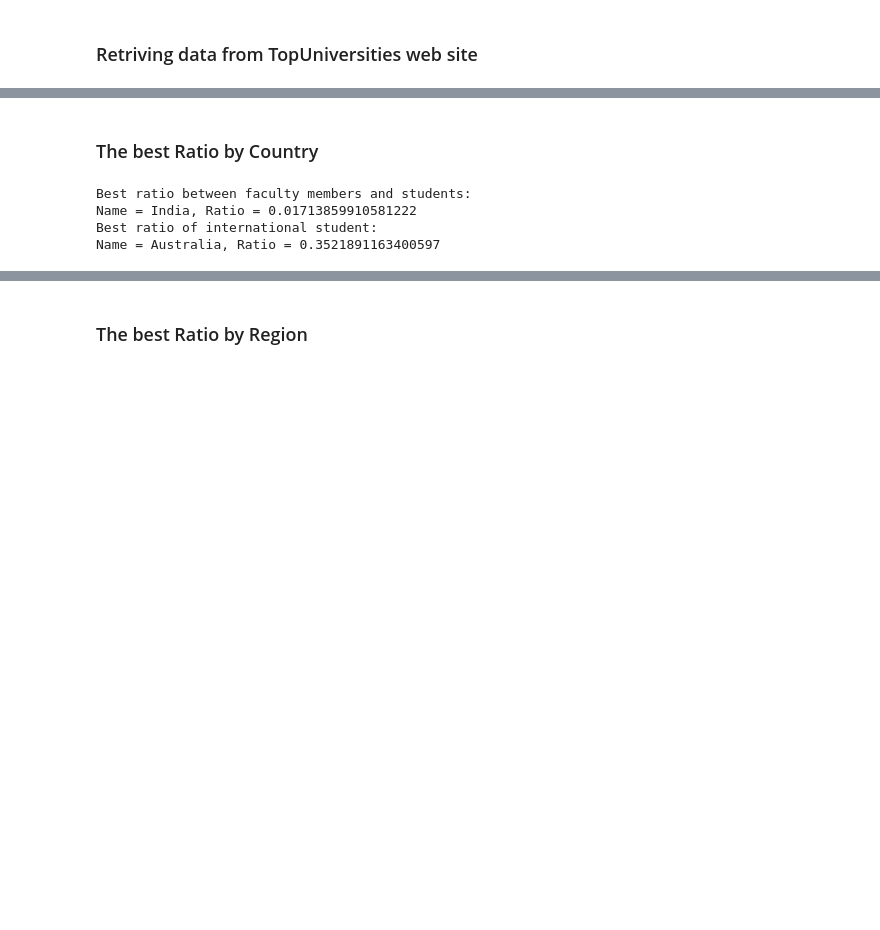
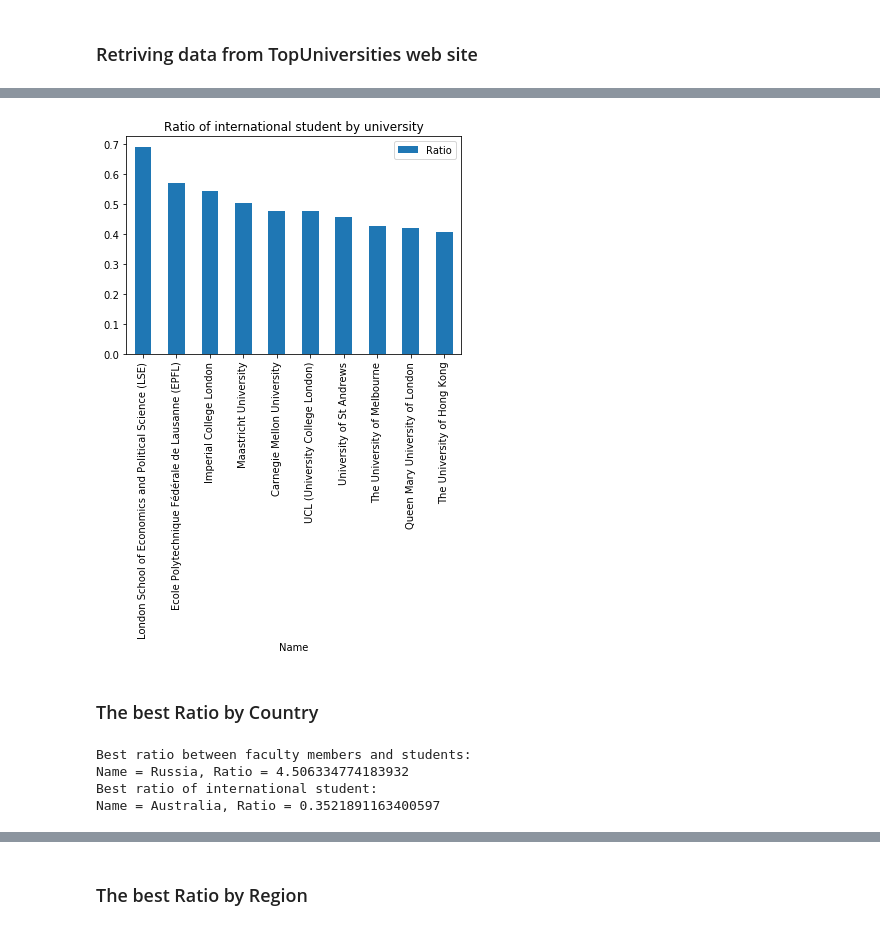
Before and after one commit to Roussaky/ada-EPFL, a Jupyter notebook: Homework2/Homework2.ipynb, the cells around one changed output, grey strips where cells are left out. Cells and saved outputs as stored; diff of their text form; code cells hidden in the pictures; blank space fills up the shorter version.

```diff
--- a/Homework2/Homework2.ipynb
+++ b/Homework2/Homework2.ipynb
@@ -145,3 +162,11 @@ Best ratio of international student:
+# %%
+#top10 Best ratio
+IntStudRatio.nlargest(10,"Ratio").plot(kind='bar')
+plt.title('Ratio of international student by university')
+plt.legend(['Ratio'])
+plt.show()
+# %% [output]
+[figure, added]
 # %% [markdown]
 ### The best Ratio by Country
 # %%
@@ -152,7 +177,7 @@ countries = topU_ranking.Country.unique()
 for country in countries:
 
     #Ignore the row with -1
-    currentCountry = topU_ranking[(topU_ranking.Country == country)&(topU_ranking.StudentInt >=0)&(topU_ranking.StudentTot >=0)&(topU_ranking.FacultyMemberInt >=0)&(topU_ranking.FacultyMemberTot >=0)]
+    currentCountry = topU_ranking[(topU_ranking.Country == country)]
 
     #Sum the columns
     IntStud = currentCountry.StudentInt.sum()
@@ -163,13 +188,13 @@ for country in countries:
     currentCountry = [country,IntFac,TotFac,IntStud,TotStud]
     countryStats.loc[len(countryStats)] = (currentCountry)
 
-CountryWithBestFacRatio, maxIntFacCountryRatio, FacByStudRatioCountry = getBestRatio(countryStats,'FacultyMemberInt','FacultyMemberTot','MINIMIZE')
+CountryWithBestFacRatio, maxIntFacCountryRatio, FacByStudRatioCountry = getBestRatio(countryStats,'StudentTot','FacultyMemberTot','MINIMIZE')
 print("Best ratio between faculty members and students:\nName = {n}, Ratio = {r}".format(n=CountryWithBestFacRatio,r=maxIntFacCountryRatio))
 
 CountryWithBestStudRatio, maxIntStudCountryRatio, IntStudRatioCountry = getBestRatio(countryStats,'StudentInt','StudentTot')
 print("Best ratio of international student:\nName = {n}, Ratio = {r}".format(n=CountryWithBestStudRatio,r=maxIntStudCountryRatio))
 # %% [output]
 Best ratio between faculty members and students:
-Name = India, Ratio = 0.01713859910581222
+Name = Russia, Ratio = 4.506334774183932
 Best ratio of international student:
 Name = Australia, Ratio = 0.3521891163400597
```
Also changed, not shown: parts of 17 cells of this notebook.
